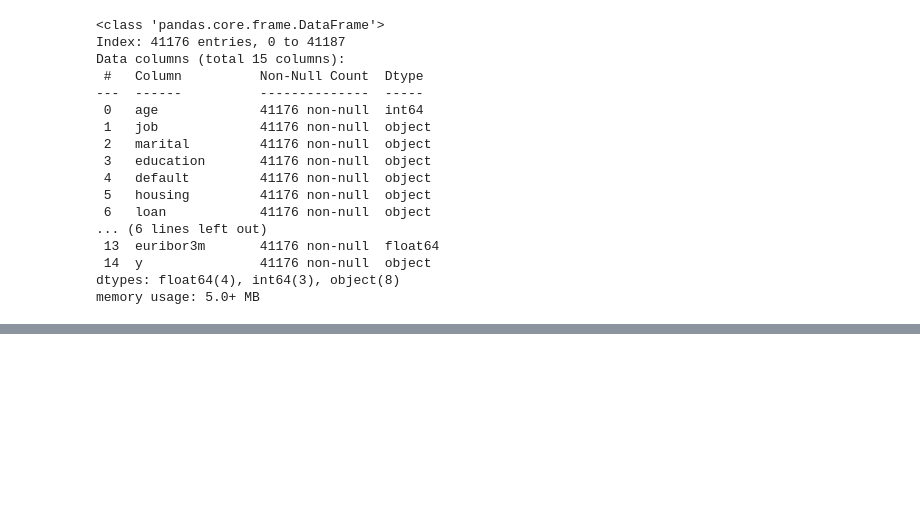
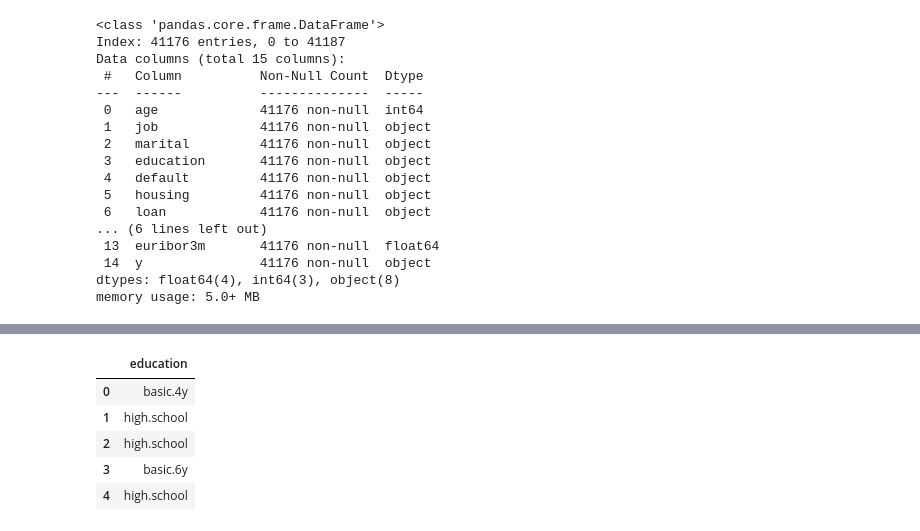
Before and after one commit to bartowen/mi_primer_model_ml, a Jupyter notebook: src/explore.ipynb, the cells around one changed output, grey strips where cells are left out. Cells and saved outputs as stored; diff of their text form; code cells hidden in the pictures; blank space fills up the shorter version.

```diff
--- a/src/explore.ipynb
+++ b/src/explore.ipynb
@@ -130,0 +163,9 @@ memory usage: 5.0+ MB
+# %%
+df[['education']].head()
+# %% [output]
+|  | education |
+| 0 | basic.4y |
+| 1 | high.school |
+| 2 | high.school |
+| 3 | basic.6y |
+| 4 | high.school |
```
Also changed, not shown: parts of 2 cells of this notebook.
